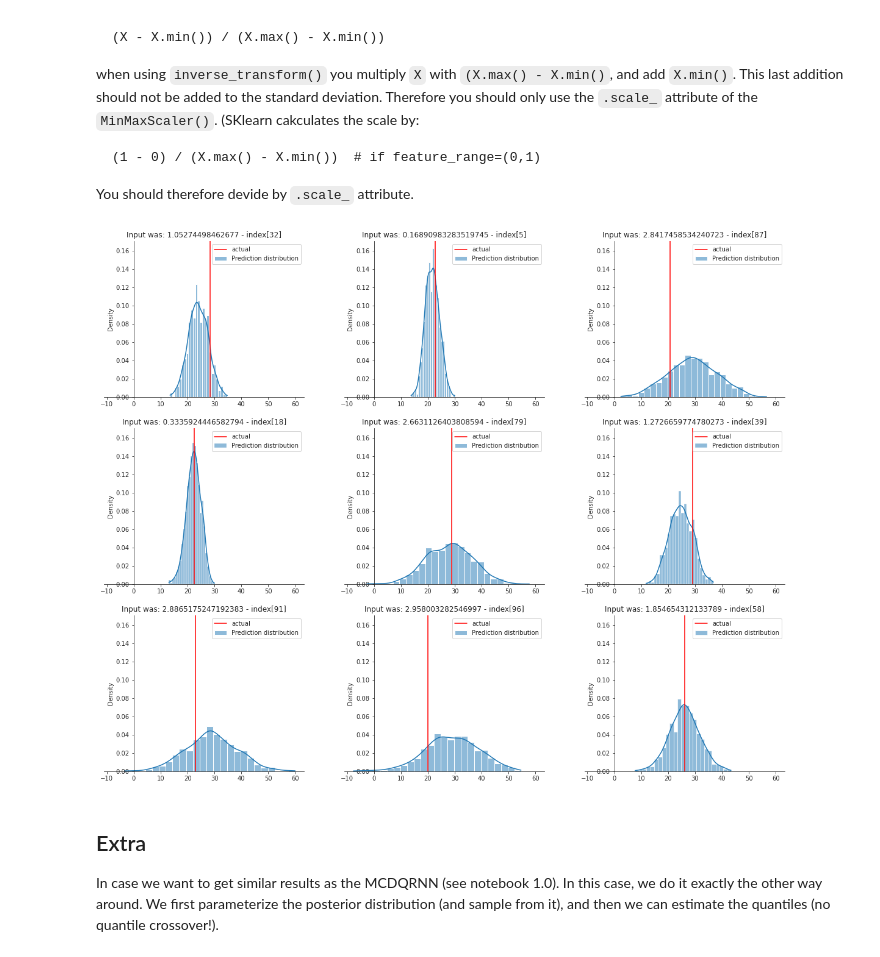
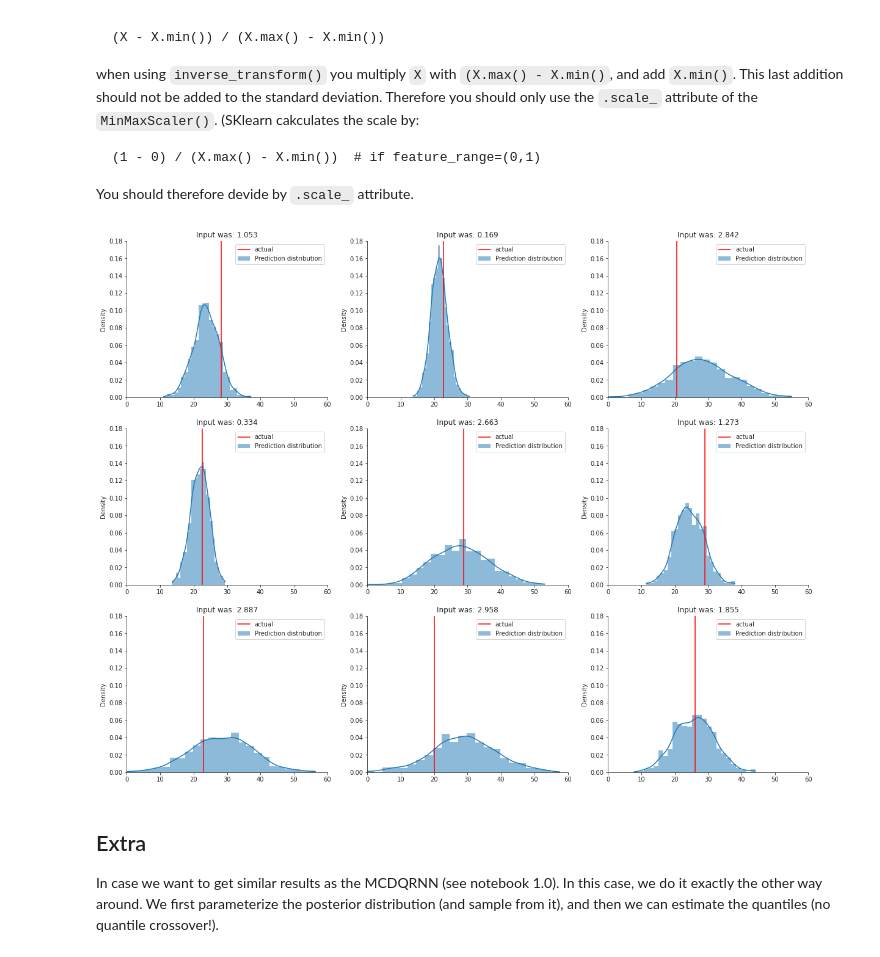
Before and after one commit to YuRiTan/prediction-uncertainty, a Jupyter notebook: notebooks/1.2_heteroscedastic_mcdropout.ipynb, the cells around one changed output. Drawn from its saved outputs; the diff is of its cells as text; code cells hidden in the pictures.

```diff
--- a/notebooks/1.2_heteroscedastic_mcdropout.ipynb
+++ b/notebooks/1.2_heteroscedastic_mcdropout.ipynb
@@ -124,8 +134,8 @@ def gaussian_nll_loss(output, target, sigma):
 But luckily this is a built in feature in `torch.distributions`. You can just call `log_prob()`:
 # %%
 def gaussian_nll_loss(output, target):
-    sigma = torch.exp(output[:, 1:])
-    dist = torch.distributions.Normal(output[:, :1], sigma)
+    mu, sigma = output[:, :1], torch.exp(output[:, 1:])
+    dist = torch.distributions.Normal(mu, sigma)
     loss = -dist.log_prob(target)
 
     return loss.sum()
@@ -277,16 +287,18 @@ random_is = np.random.randint(0, len(val_x_), 9)
 # %%
 sns.set_style('white')
 fig, axes = plt.subplots(3, 3, sharex=True, sharey=True, figsize=(20,16))
 
 for i, ax in zip(random_is, axes.flat):
     ax = beautify_ax(ax)
     pred_norm = stats.norm.rvs(size=1000, loc=inv_pred_mu_val[i], scale=inv_pred_sigma_val[i])
-    sns.histplot(pred_norm, bins=25, ax=ax, kde=True, stat='density', label='Prediction distribution')
+    sns.histplot(pred_norm, bins=25, ax=ax, kde=True, stat='density', label='Prediction distribution', linewidth=0)
     ax.axvline(org_y[i], c='r', label='actual')
-    ax.set_title(f"Input was: {org_x[i][0]} - index[{i}]")
+    ax.set_title(f"Input was: {org_x[i][0]:.3f}")
+    ax.set_xlim(0, 60)
+    ax.set_ylim(0, 0.18)
     ax.legend();
 # %% [output]
-[figure, old version]
+[figure, new version]
 # %% [markdown]
 ## Extra
 In case we want to get similar results as the MCDQRNN (see notebook 1.0). In this case, we do it exactly the other way around. We first parameterize the posterior distribution (and sample from it), and then we can estimate the quantiles (no quantile crossover!).
```
Also changed, not shown: parts of 3 cells of this notebook, 3 other files.
